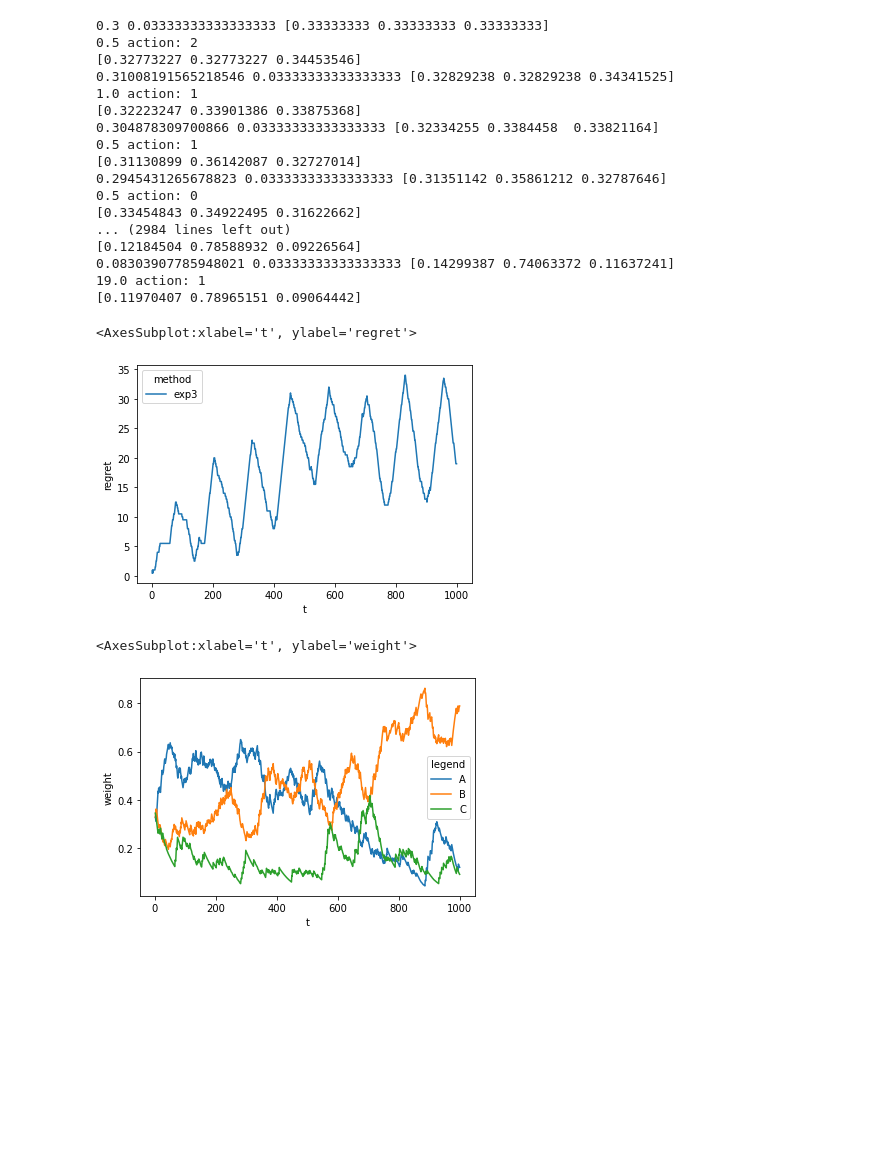
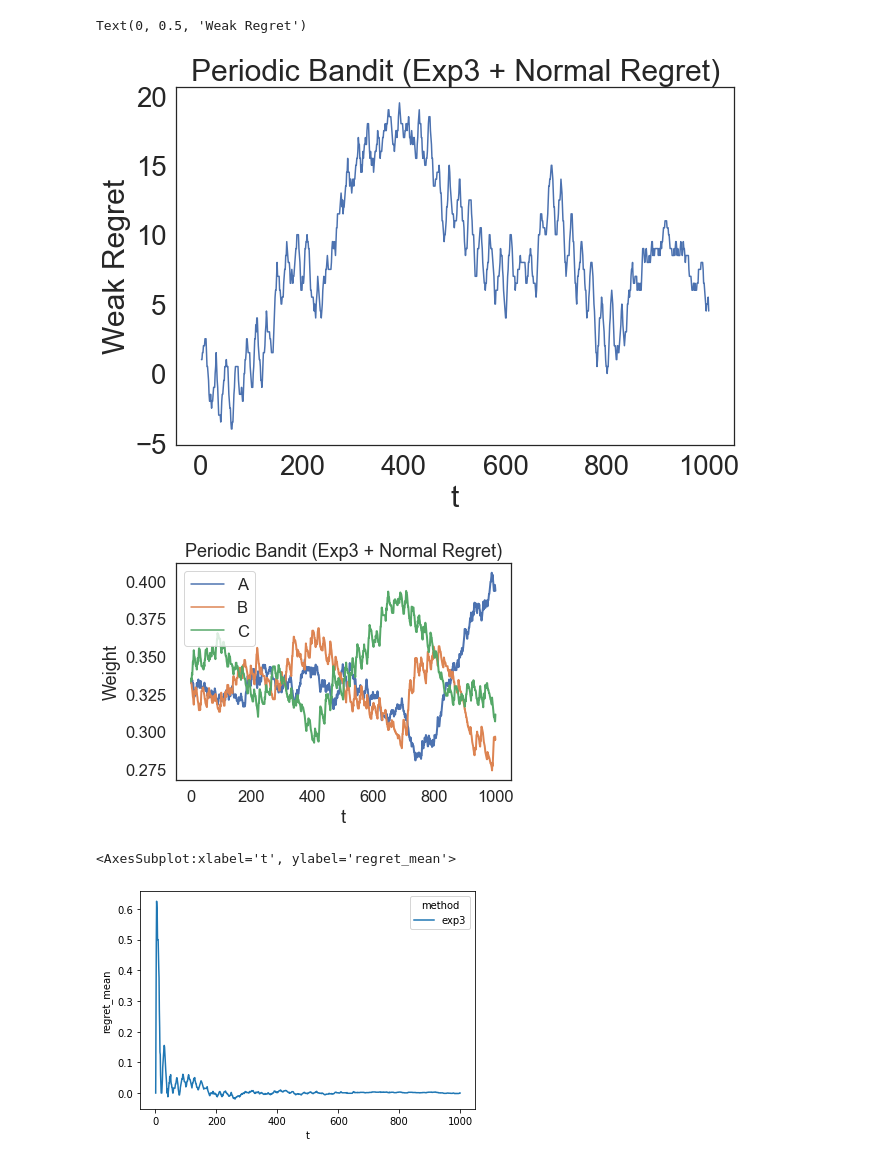
Before and after one commit to enriquephl/periodic_bandit, a Jupyter notebook: periodic_exp3.ipynb, the cells around one changed output. Saved outputs shown, nothing was run; the diff lists cells and outputs as text; code cells hidden in the pictures; blank space fills up the shorter version.

```diff
--- a/periodic_exp3.ipynb
+++ b/periodic_exp3.ipynb
@@ -5,22 +6,22 @@ import seaborn as sns
 # %%
-cost_mu, cost_sigma = 500, 0.5
+cost_mu, cost_sigma = 500, 75
 
 def A(t):
     return np.random.normal(cost_mu, cost_sigma)
 
 def B(t):
-    return cost_mu + cost_sigma*3 *np.sin(t/20)
+    return cost_mu + cost_sigma*3 *np.sin(2*np.pi/20*t)
 
 def C(t):
-    return cost_mu + cost_sigma*3 *np.cos(t/20)
+    return cost_mu + cost_sigma*3 *(-np.sin(2*np.pi/20*t))
 # %%
 def getRewards(prices_arr):
     k = [None] * len(prices_arr)
     for i in range(len(prices_arr)):
         if prices_arr[i] == min(prices_arr):
             k[i] = 1
-        #elif prices_arr[i] == max(prices_arr):
-            #k[i] = 0
+        elif prices_arr[i] == max(prices_arr):
+            k[i] = 0
         else:
             k[i] = 0.5
     return k
@@ -37,11 +38,8 @@ prob=[[1] * K for x in range(0,T+2)] # 0: use origin, 1: use card
 rewards=[[0,0,0]]
 
 rewards_exp3 = [0]
-regrets_exp3 = [0]
 
-actions_exp3=[-1]
-
-gamma = 0.1
+gamma = 0.02
 
 z=[]
 z_weight=[]
@@ -57,7 +55,7 @@ for i in range(1,T+1):
         prob[i][arm] = (1 - gamma)*(weight[arm])/np.sum(weight) + gamma/K
 
     prob[i]=prob[i]/np.sum(prob[i])
-    print((1 - gamma)*(weight[arm])/np.sum(weight),gamma/K,prob[i])
+    #print((1 - gamma)*(weight[arm])/np.sum(weight),gamma/K,prob[i])
 
     draw = int(np.random.choice([0,1,2], 1, p=np.array(prob[i]/np.sum(prob[i])) )) # normolize
 
@@ -67,6 +65,8 @@ for i in range(1,T+1):
     rewards_exp3.append(observed_reward) # play arm, get a reward
 
     weak_regret = best_action_accumulated_reward - sum(rewards_exp3) # weak_regret >= 0
+
+    #periodic_regret =
     #print(best_action_accumulated_reward -sum(rewards_exp3),"action:", draw)
 
     regrets_exp3.append(weak_regret) # observe a regret
@@ -77,34 +77,20 @@ for i in range(1,T+1):
 
     #print(weight)
 
-    z.append({"t": i, "reward": rewards_exp3[i], "regret": weak_regret,
-              "action": draw, "action_group": chr(draw+65) ,"method": "exp3"})
+    z.append({"t": i, "regret": weak_regret,"regret_mean": weak_regret / i, "method": "exp3"})
 
     for arm in range(K):
         z_weight.append({"t": i, "weight": weight[arm], "legend": chr(int(arm)+65)})
 
 df=pd.DataFrame(z)
 df_weight=pd.DataFrame(z_weight)
-# %% [output]
-0.3 0.03333333333333333 [0.33333333 0.33333333 0.33333333]
-0.5 action: 2
-[0.32773227 0.32773227 0.34453546]
-0.31008191565218546 0.03333333333333333 [0.32829238 0.32829238 0.34341525]
-1.0 action: 1
-[0.32223247 0.33901386 0.33875368]
-0.304878309700866 0.03333333333333333 [0.32334255 0.3384458  0.33821164]
-0.5 action: 1
-[0.31130899 0.36142087 0.32727014]
-0.2945431265678823 0.03333333333333333 [0.31351142 0.35861212 0.32787646]
-0.5 action: 0
-[0.33454843 0.34922495 0.31622662]
-... (2984 lines left out)
-[0.12184504 0.78588932 0.09226564]
-0.08303907785948021 0.03333333333333333 [0.14299387 0.74063372 0.11637241]
-19.0 action: 1
-[0.11970407 0.78965151 0.09064442]
 # %%
-sns.lineplot(x="t",y="regret",data=df,hue="method")
+sns.set_theme(style="white", font_scale=2.5)
+plt.figure(figsize=(10,6.6))
+ax1 = sns.lineplot(x="t",y="regret",data=df)
+ax1.set_title("Periodic Bandit (Exp3 + Normal Regret)")
+ax1.set_xlabel("t")
+ax1.set_ylabel("Weak Regret")
 # %% [output]
-<AxesSubplot:xlabel='t', ylabel='regret'>
+Text(0, 0.5, 'Weak Regret')
-[figure, old version]
+[figure, new version]
@@ -111,5 +99,9 @@ sns.lineplot(x="t",y="regret",data=df,hue="method")
 # %%
-sns.lineplot(x="t",y="weight",data=df_weight,hue="legend")
+sns.set_theme(style="white", font_scale=1.5)
+ax2 = sns.lineplot(x="t",y="weight",data=df_weight,hue="legend", linewidth = 2)
+ax2.set_title("Periodic Bandit (Exp3 + Normal Regret)")
+ax2.set_xlabel("t")
+ax2.set_ylabel("Weight")
+ax2.legend().set_title(title=None)
 # %% [output]
-<AxesSubplot:xlabel='t', ylabel='weight'>
-[figure, old version]
+[figure, new version]
@@ -115,0 +110,5 @@ sns.lineplot(x="t",y="weight",data=df_weight,hue="legend")
+# %%
+sns.lineplot(x="t",y="regret_mean",data=df,hue="method")
+# %% [output]
+<AxesSubplot:xlabel='t', ylabel='regret_mean'>
+[figure, added]
```
Also changed, not shown: parts of 3 cells of this notebook, 27 other files.
